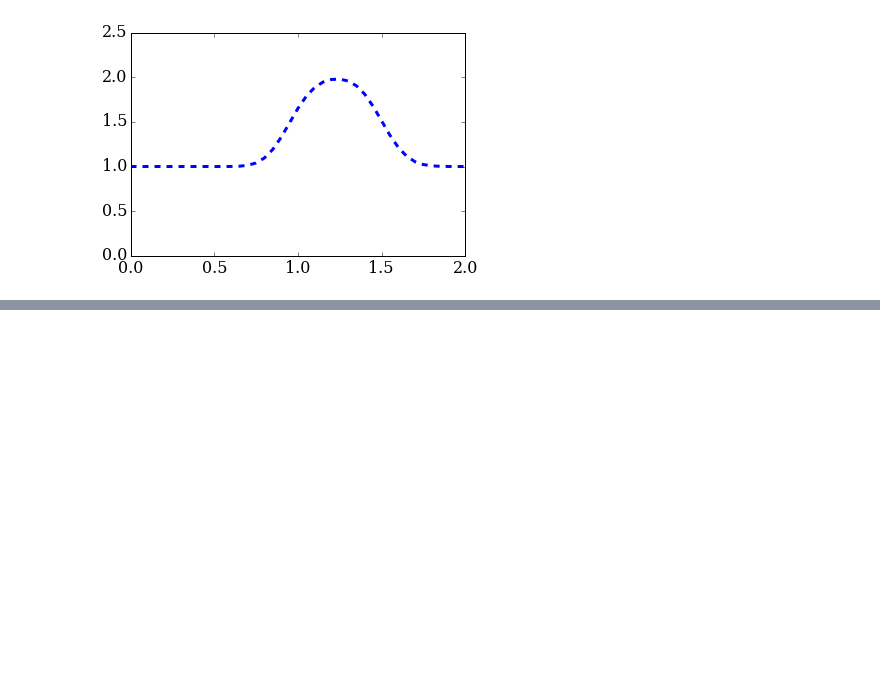
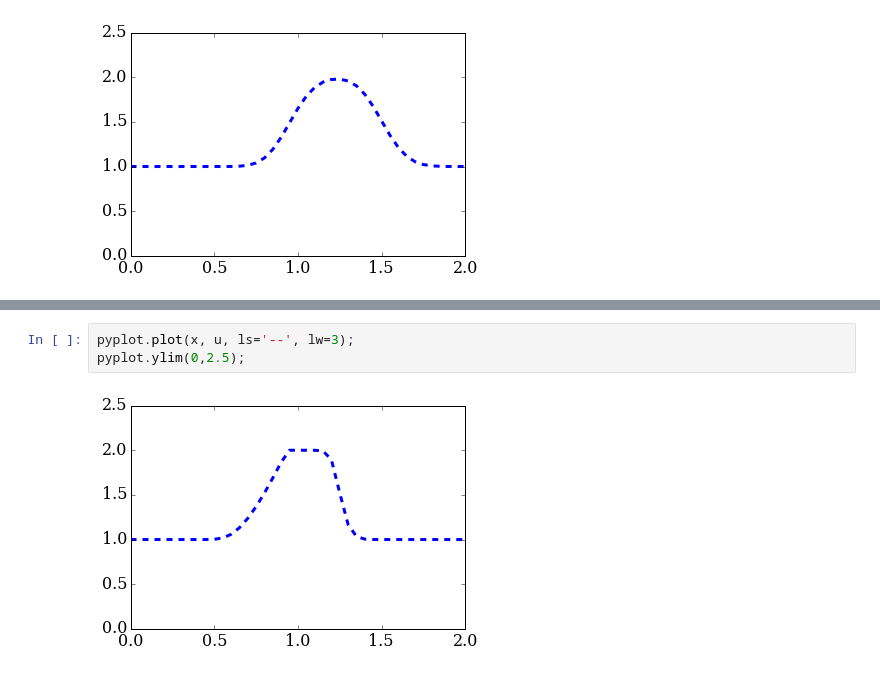
Before and after one commit to rbds/Numerical_Methods_working_folder, a Jupyter notebook: lessons/01_phugoid/02_01 Working Folder.ipynb, the cells around one changed output, grey strips where cells are left out. Drawn from its saved outputs; the diff is of its cells as text; blank space fills up the shorter version.

```diff
--- a/lessons/01_phugoid/02_01 Working Folder.ipynb
+++ b/lessons/01_phugoid/02_01 Working Folder.ipynb
@@ -52,0 +73,5 @@ pyplot.ylim(0,2.5)
+# %%
+pyplot.plot(x, u, ls='--', lw=3);
+pyplot.ylim(0,2.5);
+# %% [output]
+[figure, added]
```
Also changed, not shown: parts of 4 cells of this notebook, 1 other file.
